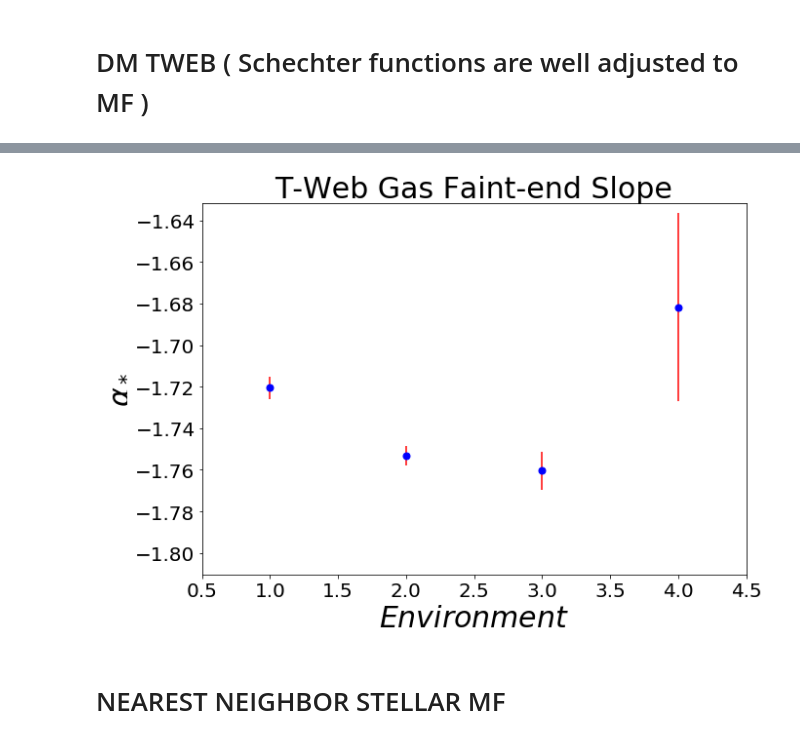
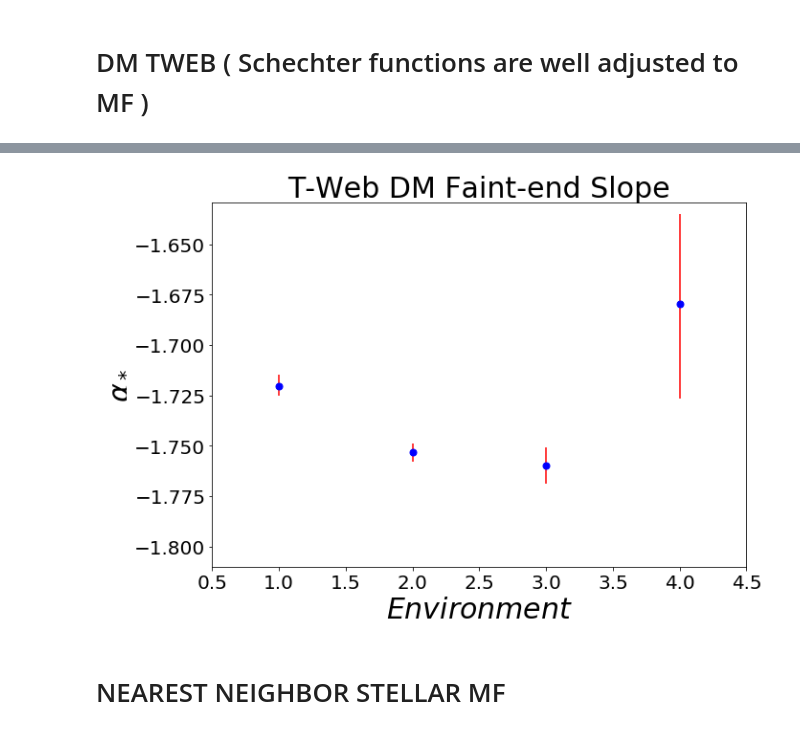
Before and after one commit to jdprada1760/Cornell_Summer, a Jupyter notebook: Illustris_Run/Code/MCMCfits.ipynb, the cells around one changed output, grey strips where cells are left out. Drawn from its saved outputs; the diff is of its cells as text; code cells hidden in the pictures.

```diff
--- a/Illustris_Run/Code/MCMCfits.ipynb
+++ b/Illustris_Run/Code/MCMCfits.ipynb
@@ -488,7 +489,7 @@ graph(ms,dms,0.5,r"$m_*$","T-Web DM Knee-Mass","Tweb_knee_mass_DM")
 # %%
-graph(alph,dalph,0.05,r"$\alpha_*$","T-Web Gas Faint-end Slope","TWeb_slope_gas")
+graph(alph,dalph,0.05,r"$\alpha_*$","T-Web DM Faint-end Slope","TWeb_slope_gas")
 # %% [output]
-[figure, old version]
+[figure, new version]
 # %% [markdown]
 # NEAREST NEIGHBOR STELLAR MF
 # %%
```
Also changed, not shown: parts of 19 cells of this notebook.
